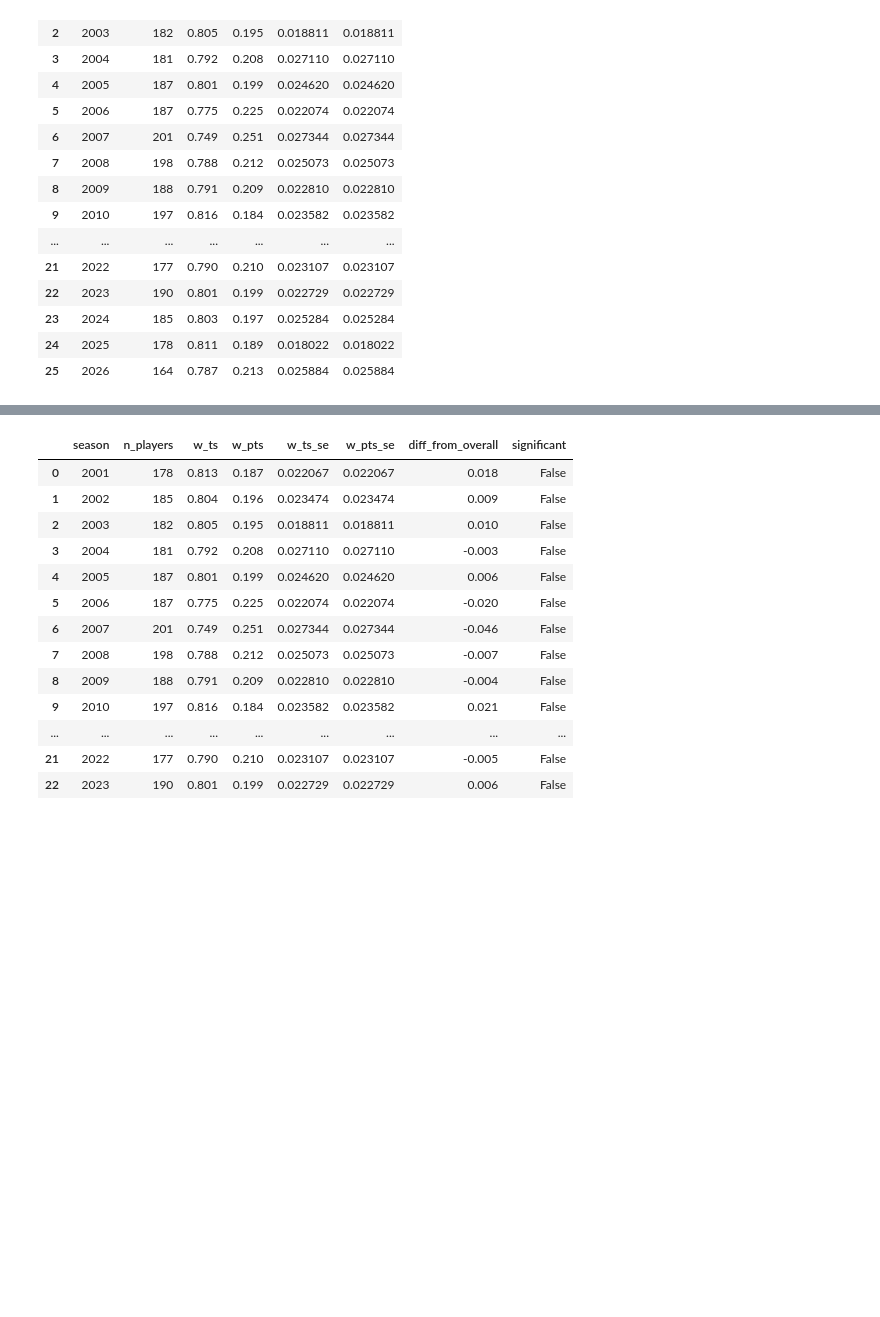
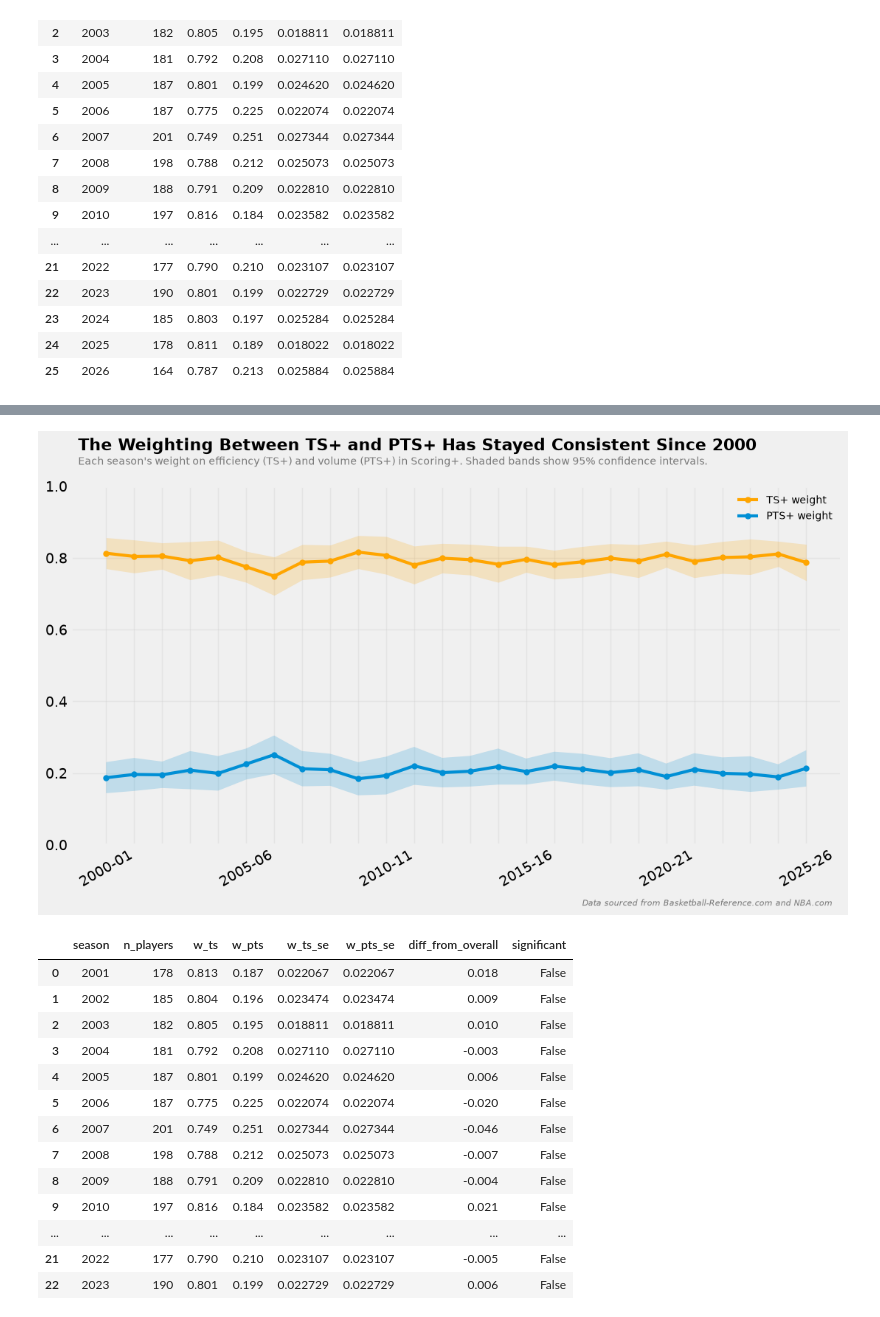
Before and after one commit to tmcewen66/baseline, a Jupyter notebook: scoring_plus_analysis.ipynb, the cells around one changed output, grey strips where cells are left out. Saved outputs shown, nothing was run; the diff lists cells and outputs as text; code cells hidden in the pictures; blank space fills up the shorter version.

```diff
--- a/scoring_plus_analysis.ipynb
+++ b/scoring_plus_analysis.ipynb
@@ -794,3 +1005,51 @@ plt.show()
+# %%
+fig, ax = plt.subplots(figsize=(12, 6))
+
+# TS+ weight
+ci_ts = season_weights_df['w_ts_se'] * 1.96  # 95% CI
+
+ax.plot(
+    season_weights_df['season'], season_weights_df['w_ts'],
+    '-o', color='orange', lw=3, markersize=5, label='TS+ weight'
+)
+ax.fill_between(
+    season_weights_df['season'],
+    season_weights_df['w_ts'] - ci_ts,
+    season_weights_df['w_ts'] + ci_ts,
+    color='orange', alpha=0.2, linewidth=0
+)
+# PTS+ weight
+ci_pts = season_weights_df['w_pts_se'] * 1.96  # 95% CI
+
+ax.plot(
+    season_weights_df['season'], season_weights_df['w_pts'],
+    '-o', lw=3, markersize=5, label='PTS+ weight'
+)
+ax.fill_between(
+    season_weights_df['season'],
+    season_weights_df['w_pts'] - ci_pts,
+    season_weights_df['w_pts'] + ci_pts,
+    alpha=0.2, linewidth=0
+)
+
+ax.set_xticks([2001, 2002, 2003, 2004, 2005, 2006, 2007, 2008, 2009, 2010, 2011, 2012, 2013, 2014, 2015, 2016, 2017, 2018, 2019, 2020, 2021, 2022, 2023, 2024, 2025, 2026])
+ax.set_xticklabels(
+    [
+        f'{year - 1}-{year % 100:02}' if year in {2001, 2006, 2011, 2016, 2021, 2026} else ''
+        for year in ax.get_xticks()
+    ],
+    rotation=30
+)
+ax.set_ylim([0,1])
+ax.legend( fontsize=10, frameon=False)
+ax.grid(alpha=0.3)
+ax.text(2000, 1.1, 'The Weighting Between TS+ and PTS+ Has Stayed Consistent Since 2000', fontsize=16, fontweight='bold')
+ax.text(2000, 1.06, "Each season's weight on efficiency (TS+) and volume (PTS+) in Scoring+. Shaded bands show 95% confidence intervals.", fontsize=10, alpha=0.5)
+ax.text(2018, -0.17, 'Data sourced from Basketball-Reference.com and NBA.com', fontsize=8, alpha=0.5, style='italic')
+
+plt.show()
+# %% [output]
+[figure, added]
 # %%
 overall_w_ts = 0.795  # your full-dataset result
 
```
Also changed, not shown: parts of 35 cells of this notebook, 5 other files.
